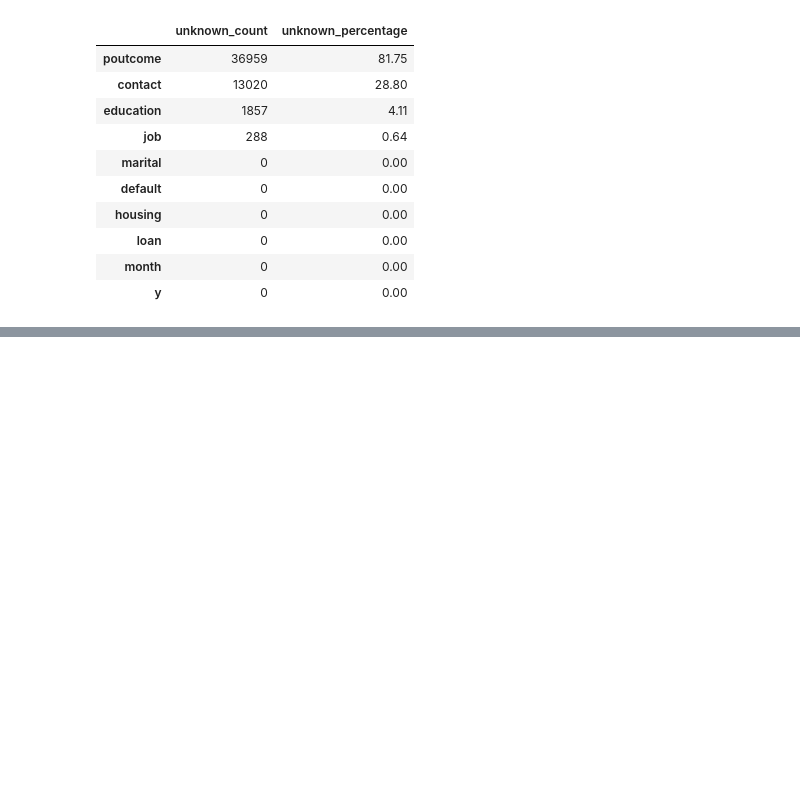
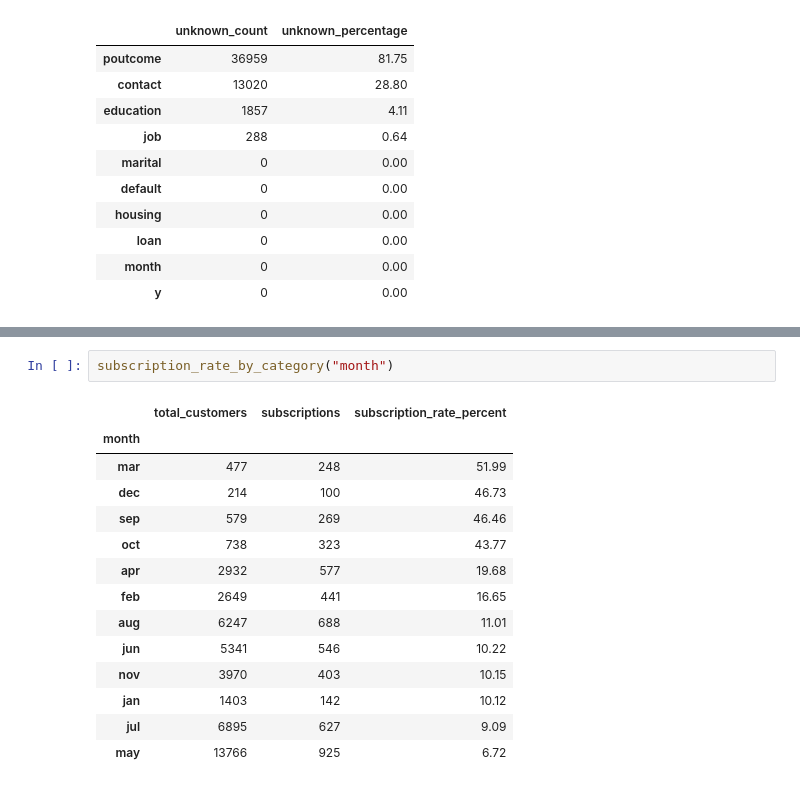
Before and after one commit to sammont22/customer-prediction-ml, a Jupyter notebook: notebooks/01_exploratory_analysis.ipynb, the cells around one changed output, grey strips where cells are left out. Drawn from its saved outputs; the diff is of its cells as text; blank space fills up the shorter version.

```diff
--- a/notebooks/01_exploratory_analysis.ipynb
+++ b/notebooks/01_exploratory_analysis.ipynb
@@ -213,0 +383,17 @@ unknown_summary
+# %%
+subscription_rate_by_category("month")
+# %% [output]
+|  | total_customers | subscriptions | subscription_rate_percent |
+| month |  |  |  |
+| mar | 477 | 248 | 51.99 |
+| dec | 214 | 100 | 46.73 |
+| sep | 579 | 269 | 46.46 |
+| oct | 738 | 323 | 43.77 |
+| apr | 2932 | 577 | 19.68 |
+| feb | 2649 | 441 | 16.65 |
+| aug | 6247 | 688 | 11.01 |
+| jun | 5341 | 546 | 10.22 |
+| nov | 3970 | 403 | 10.15 |
+| jan | 1403 | 142 | 10.12 |
+| jul | 6895 | 627 | 9.09 |
+| may | 13766 | 925 | 6.72 |
```
Also changed, not shown: parts of 18 cells of this notebook.
